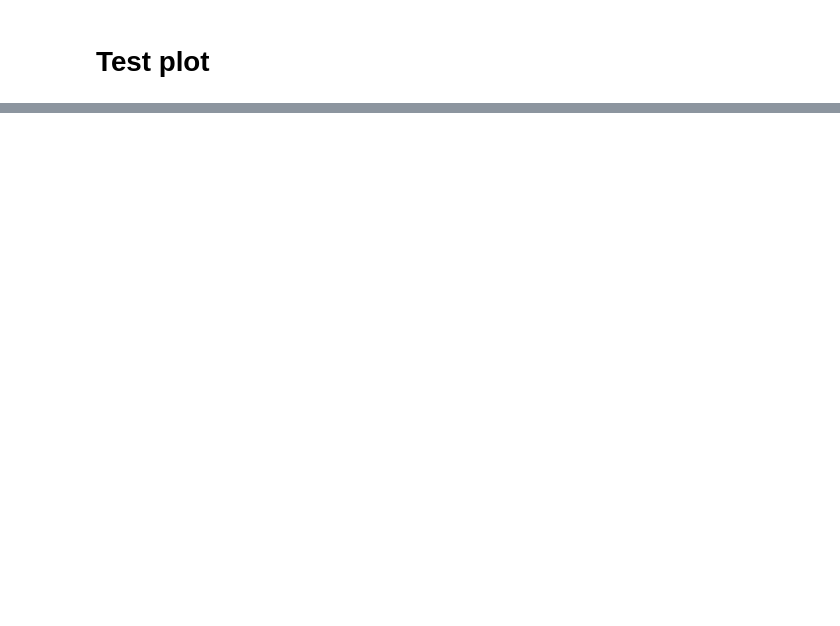
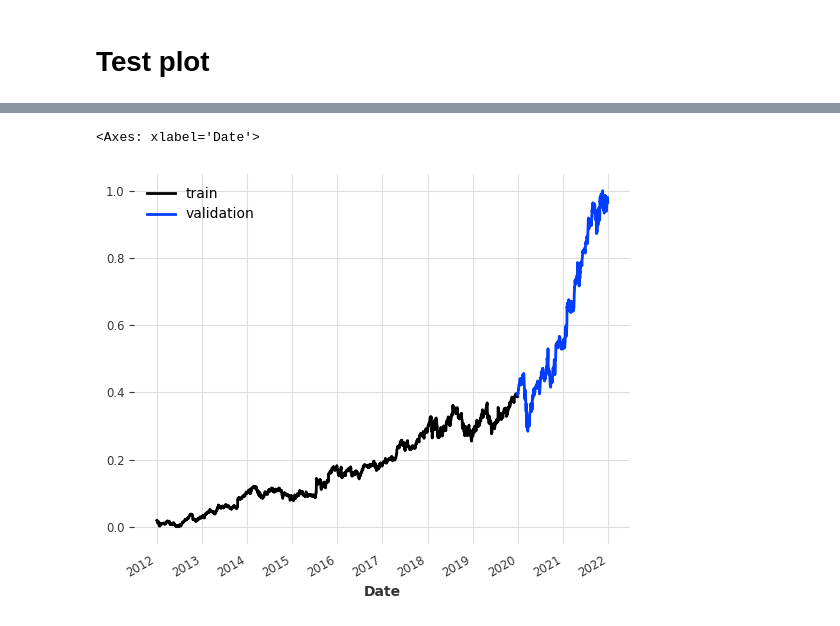
Before and after one commit to Emsh1379/Stock_prediction, a Jupyter notebook: Stock_prediction.ipynb, the cells around one changed output, grey strips where cells are left out. Drawn from its saved outputs; the diff is of its cells as text; code cells hidden in the pictures; blank space fills up the shorter version.

```diff
--- a/Stock_prediction.ipynb
+++ b/Stock_prediction.ipynb
@@ -523,0 +576,2 @@ plt.legend()
+# %%
+df_daily = df.groupby(df.index.astype(str).str.split(" ").str[0]).mean().reset_index()
@@ -523,0 +594,20 @@ plt.legend()
+# %%
+df_ts = fill_missing_values(
+    TimeSeries.from_dataframe(df_daily,
+                              time_col="Date",
+                              value_cols="Close",
+                              fill_missing_dates=True,
+                              freq='D')
+    ,"auto")
+df_ts = df_ts.astype(np.float32)
+
+scaler_ts = Scaler()
+df_ts_transformed = scaler_ts.fit_transform(df_ts)
+# %%
+train_ts,val_ts = df_ts_transformed.split_after(0.8)
+# %%
+train_ts.plot(label="train")
+val_ts.plot(label="validation")
+# %% [output]
+<Axes: xlabel='Date'>
+[figure, added]
```
Also changed, not shown: parts of 34 cells of this notebook.
